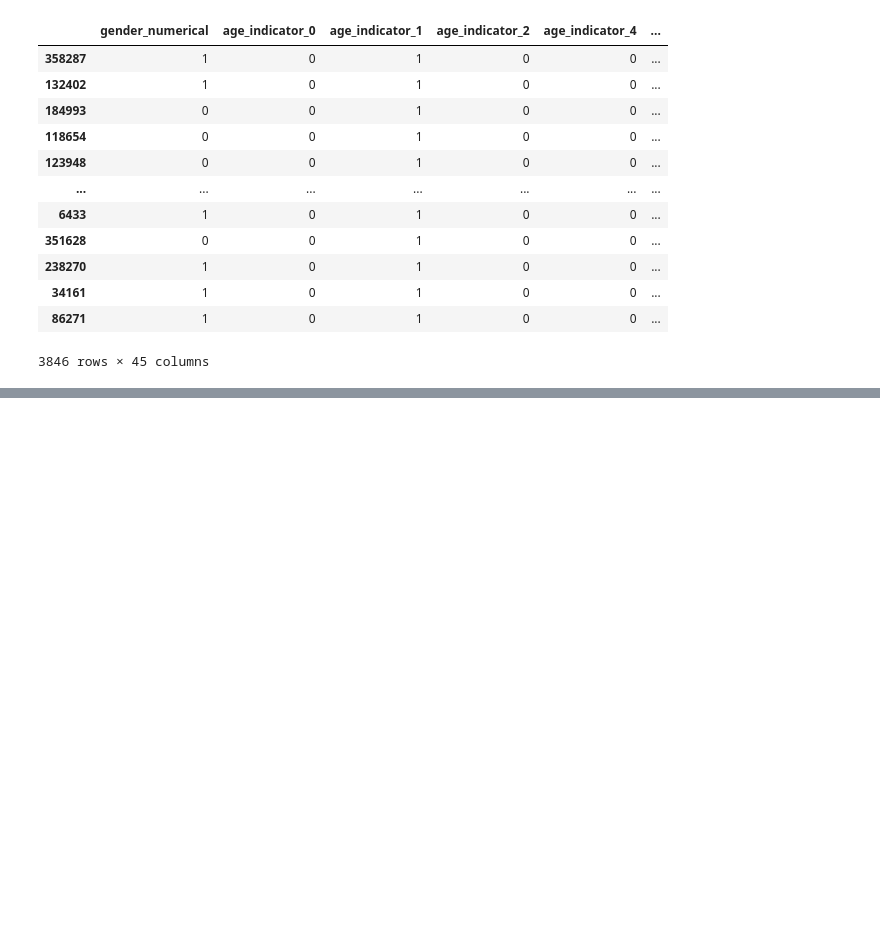
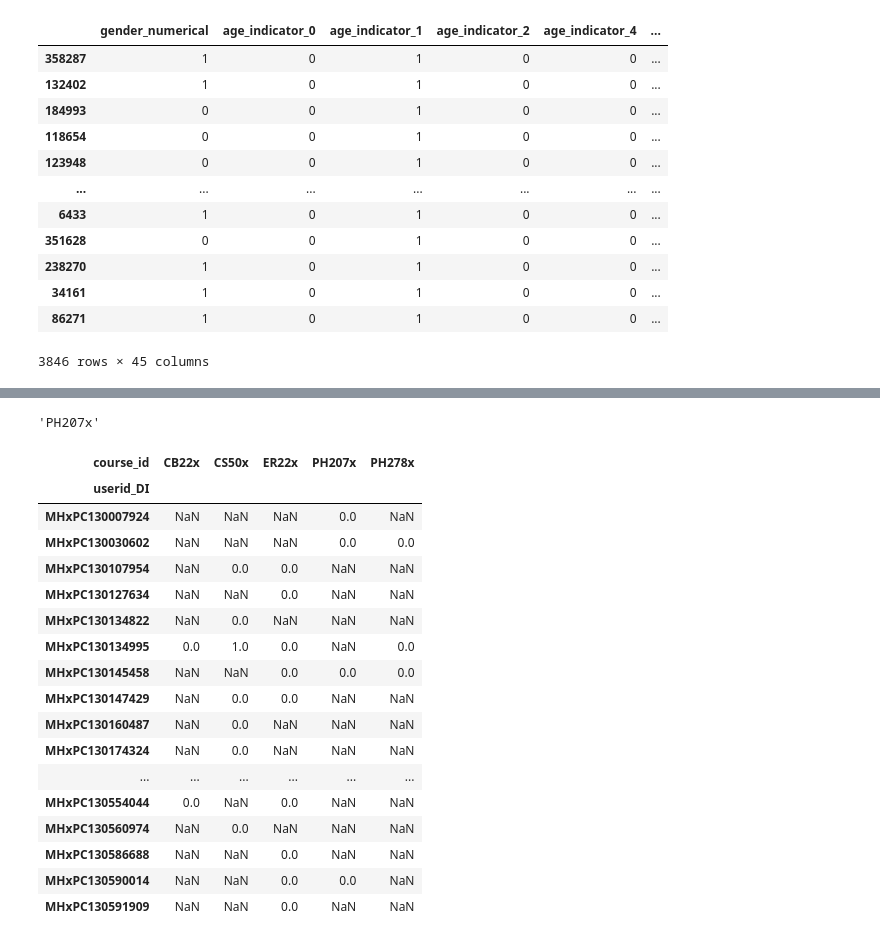
Before and after one commit to ainica/CM3070, a Jupyter notebook: CF02.ipynb, the cells around one changed output, grey strips where cells are left out. Saved outputs shown, nothing was run; the diff lists cells and outputs as text; code cells hidden in the pictures; blank space fills up the shorter version.

```diff
--- a/CF02.ipynb
+++ b/CF02.ipynb
@@ -958,2 +1001,28 @@ train_df[train_df["clusters"]==2]
+# %%
+df["course_id"].unique()
+# %% [output]
+'PH207x'
 # %%
 # create pivot
+pt = pd.pivot_table(df_o[150:200], index=["userid_DI"], columns="course_id", values="certified", aggfunc="sum")
+                                                                # , "Id"
+pt
+# %% [output]
+| course_id | CB22x | CS50x | ER22x | PH207x | PH278x |
+| userid_DI |  |  |  |  |  |
+| MHxPC130007924 | NaN | NaN | NaN | 0.0 | NaN |
+| MHxPC130030602 | NaN | NaN | NaN | 0.0 | 0.0 |
+| MHxPC130107954 | NaN | 0.0 | 0.0 | NaN | NaN |
+| MHxPC130127634 | NaN | NaN | 0.0 | NaN | NaN |
+| MHxPC130134822 | NaN | 0.0 | NaN | NaN | NaN |
+| MHxPC130134995 | 0.0 | 1.0 | 0.0 | NaN | 0.0 |
+| MHxPC130145458 | NaN | NaN | 0.0 | 0.0 | 0.0 |
+| MHxPC130147429 | NaN | 0.0 | 0.0 | NaN | NaN |
+| MHxPC130160487 | NaN | 0.0 | NaN | NaN | NaN |
+| MHxPC130174324 | NaN | 0.0 | NaN | NaN | NaN |
+| ... | ... | ... | ... | ... | ... |
+| MHxPC130554044 | 0.0 | NaN | 0.0 | NaN | NaN |
+| MHxPC130560974 | NaN | 0.0 | NaN | NaN | NaN |
+| MHxPC130586688 | NaN | NaN | 0.0 | NaN | NaN |
+| MHxPC130590014 | NaN | NaN | 0.0 | 0.0 | NaN |
+| MHxPC130591909 | NaN | NaN | 0.0 | NaN | NaN |
```
Also changed, not shown: parts of 6 cells of this notebook.
